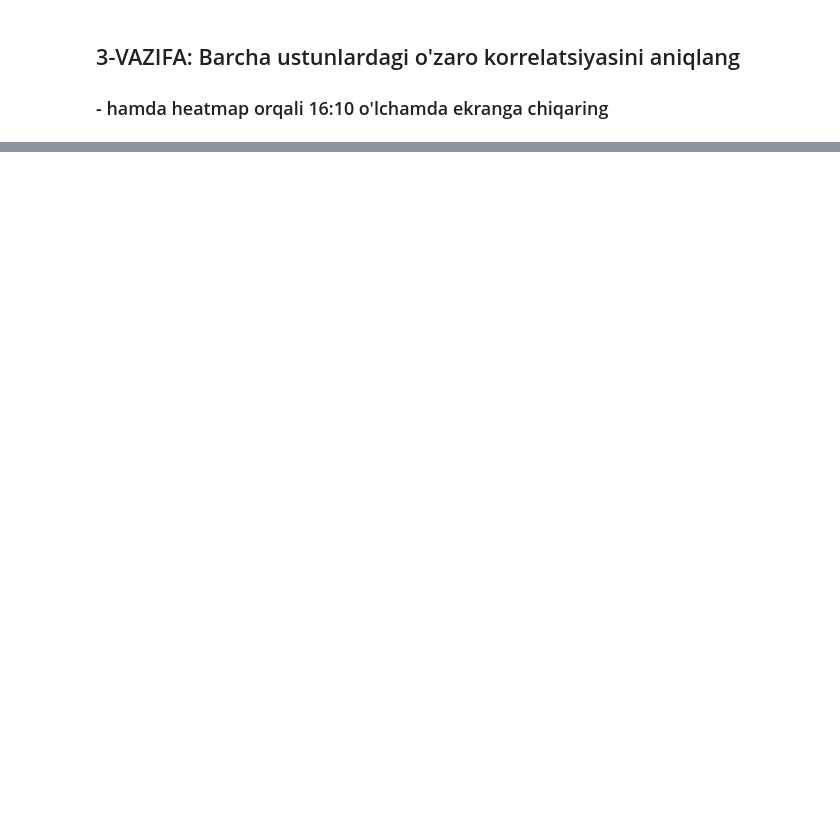
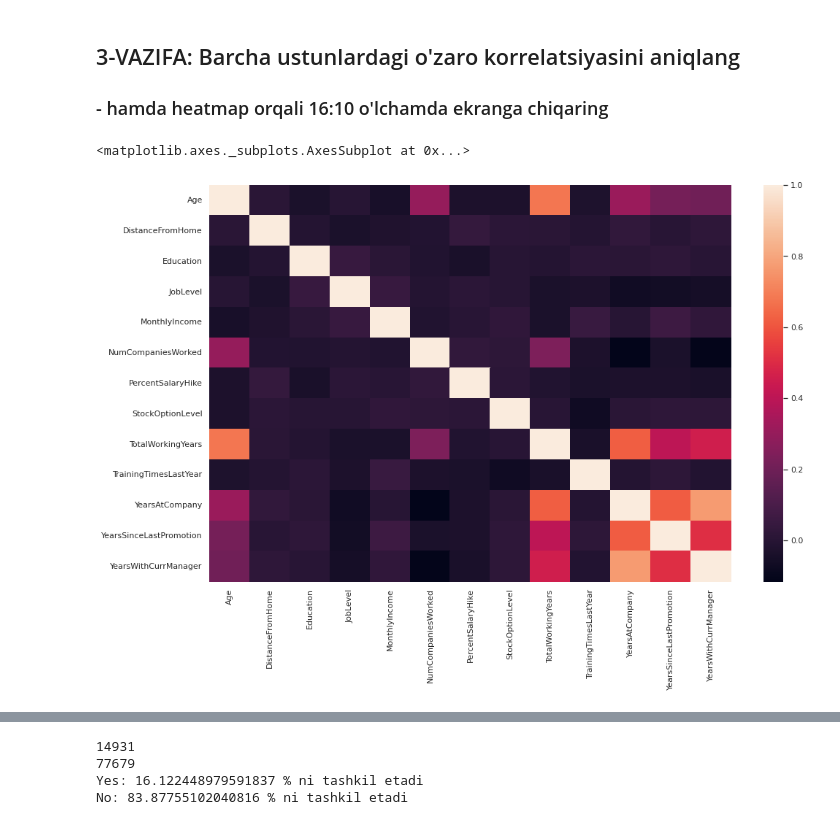
Before and after one commit to Shahzodgithub/virtualization_final_task, a Jupyter notebook: yakuniyAmaliyot_visualization.ipynb, the cells around one changed output, grey strips where cells are left out. Cells and saved outputs as stored; diff of their text form; code cells hidden in the pictures; blank space fills up the shorter version.

```diff
--- a/yakuniyAmaliyot_visualization.ipynb
+++ b/yakuniyAmaliyot_visualization.ipynb
@@ -44,0 +43,5 @@ ssl._create_default_https_context = ssl._create_unverified_context
+# %%
+# JAVOBNI SHUYERGA YOZING
+data = pd.read_csv("https://raw.githubusercontent.com/mukhammad-irmatov/health_dataset/main/hr_dataset.csv")
+data2 = data.drop(['EmployeeCount','EmployeeID','StandardHours' ], axis=1)
+data2.head()
@@ -49,0 +58,5 @@ ssl._create_default_https_context = ssl._create_unverified_context
+# %%
+# JAVOBNI SHUYERGA YOZING
+data2.fillna(0,inplace=True)
+nan_counts = data2.isnull().sum()
+nan_counts
@@ -55,3 +84,11 @@ ssl._create_default_https_context = ssl._create_unverified_context
+# %%
+# JAVOBNI SHUYERGA YOZING
+corr_data = data2.corr()
+plt.figure(figsize=(16,10))
+sns.heatmap(data=corr_data)
+# %% [output]
+<matplotlib.axes._subplots.AxesSubplot at 0x...>
+[figure, added]
 # %% [markdown]
 ## 4-VAZIFA: Dataset uzunligini toping, ya'ni umumiy nechta qator(row) dan tashkil topgan
 #### - Attrition(ishdan bo'shaganmi) ustunidagi "Yes" deb javob berilgan qatorlar soni
@@ -68,3 +103,14 @@ ssl._create_default_https_context = ssl._create_unverified_context
+# %%
+# JAVOBNI SHUYERGA YOZING
+print(data2[data2['Attrition']=='Yes'].size)
+print(data2[data2['Attrition']=='No'].size)
+print(f"Yes: {(data2[data2['Attrition']=='Yes'].size) / (data2.size) *100} % ni tashkil etadi")
+print(f"No: {(data2[data2['Attrition']=='No'].size) / (data2.size) *100} % ni tashkil etadi")
+# %% [output]
+14931
+77679
+Yes: 16.122448979591837 % ni tashkil etadi
+No: 83.87755102040816 % ni tashkil etadi
 # %% [markdown]
 ## 5-VAZIFA: Countplot() orqali Attrition ustunidagi ma'lumotlarni "Yes" "No" soniga ko'ra, ustunli grafik shaklida tasvirlang
 
```
Also changed, not shown: parts of 17 cells of this notebook.
